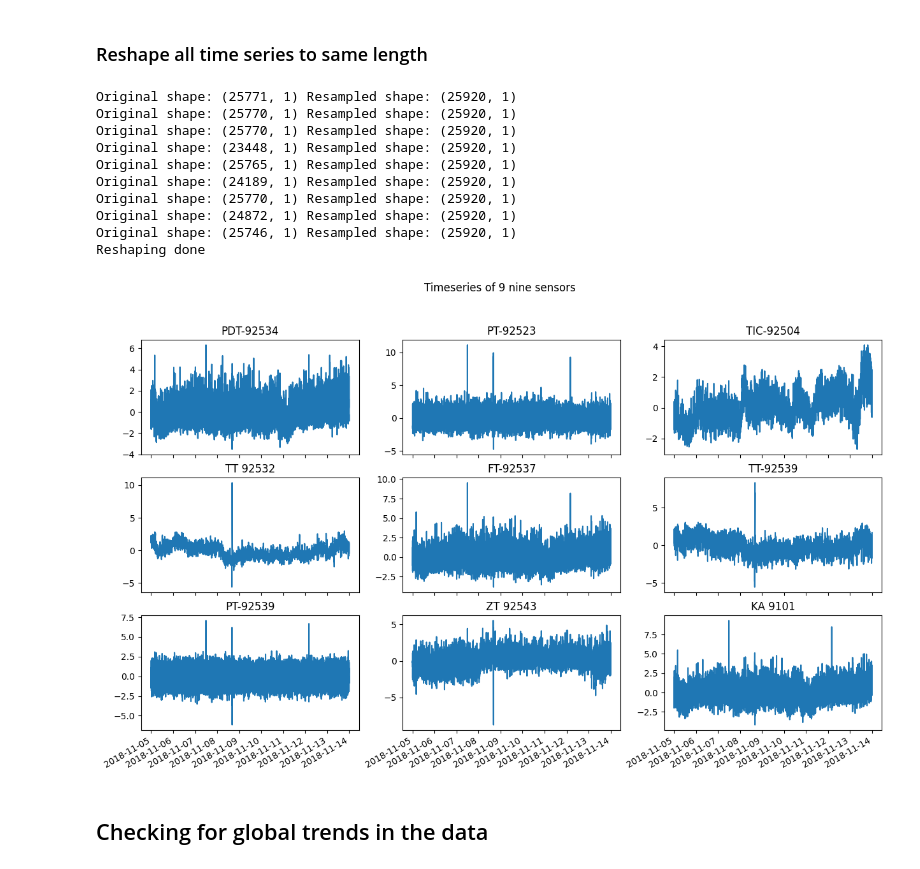
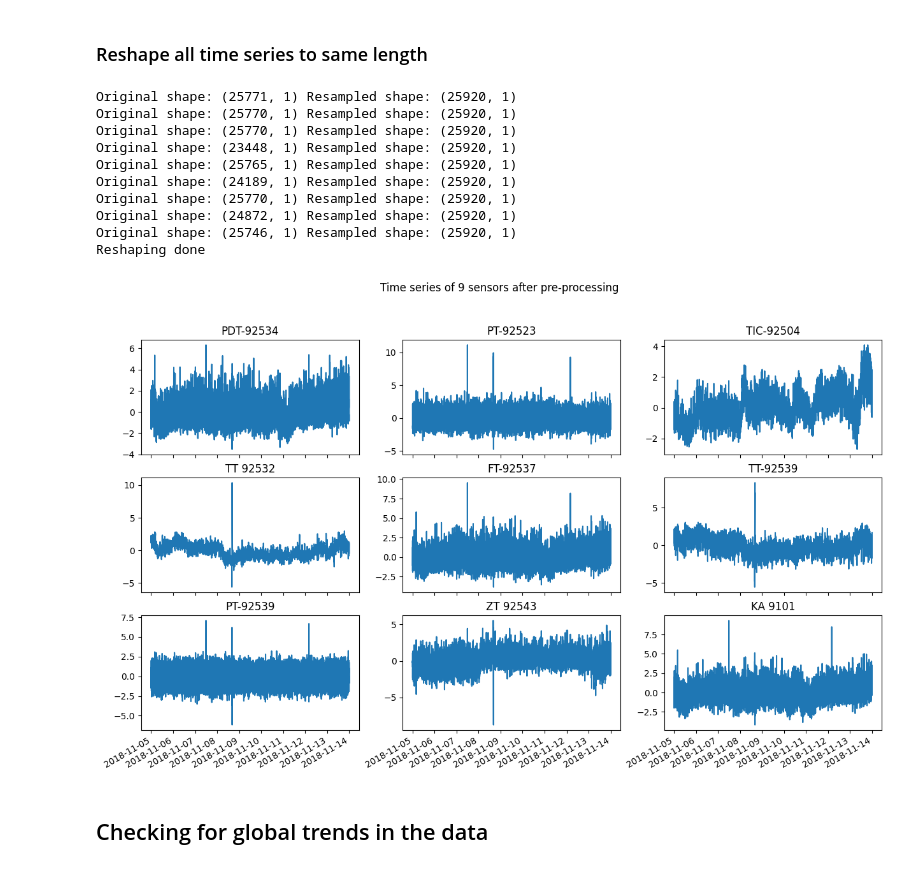
Before and after one commit to fredrikSveen/time_series_gan_project, a Jupyter notebook: data_exploration.ipynb, the cells around one changed output. Cells and saved outputs as stored; diff of their text form; code cells hidden in the pictures.

Commit message:
Plot updates

```diff
--- a/data_exploration.ipynb
+++ b/data_exploration.ipynb
@@ -257,19 +258,19 @@ FT-92537   0.130852  0.036821  0.197868
 # %%
 reshaped_dfs = reshape_dfs(standard_df)
 
-plot_all_nine_sensors(reshaped_dfs)
+plot_all_nine_sensors(reshaped_dfs, title="Time series of 9 sensors after pre-processing")
 # %% [output]
 Original shape: (25771, 1) Resampled shape: (25920, 1)
 Original shape: (25770, 1) Resampled shape: (25920, 1)
 Original shape: (25770, 1) Resampled shape: (25920, 1)
 Original shape: (23448, 1) Resampled shape: (25920, 1)
 Original shape: (25765, 1) Resampled shape: (25920, 1)
 Original shape: (24189, 1) Resampled shape: (25920, 1)
 Original shape: (25770, 1) Resampled shape: (25920, 1)
 Original shape: (24872, 1) Resampled shape: (25920, 1)
 Original shape: (25746, 1) Resampled shape: (25920, 1)
 Reshaping done
-[figure, old version]
+[figure, new version]
 # %% [markdown]
 ## Checking for global trends in the data
 # %%
```
Also changed, not shown: parts of 3 cells of this notebook, 1 other file.
